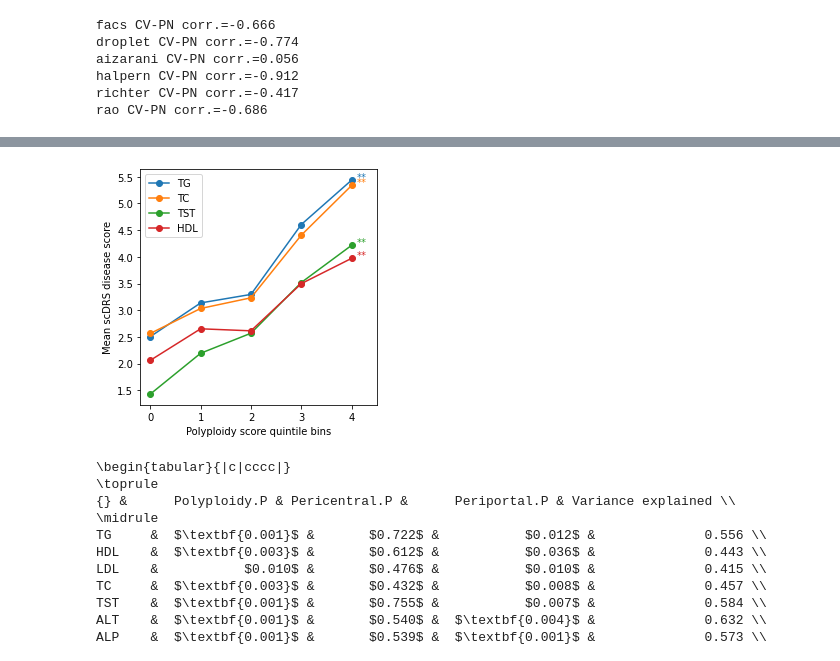
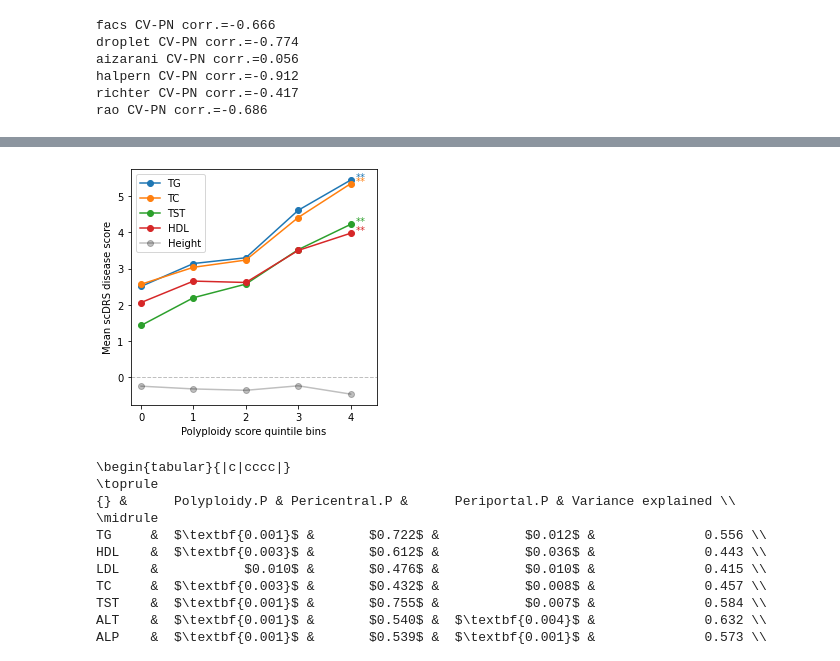
Before and after one commit to martinjzhang/scDRS, a Jupyter notebook: experiments/job.case_hepatocyte/s3_analysis_hep.ipynb, the cells around one changed output, grey strips where cells are left out. Saved outputs shown, nothing was run; the diff lists cells and outputs as text; code cells hidden in the pictures.

```diff
--- a/experiments/job.case_hepatocyte/s3_analysis_hep.ipynb
+++ b/experiments/job.case_hepatocyte/s3_analysis_hep.ipynb
@@ -461,7 +461,7 @@ df_plot = df_plot.join(dic_score[ds][['%s.fdr'%trait, '%s.nlog10_pval'%trait, '%
 df_plot.sort_values('%s.fdr'%trait, ascending=False, inplace=True)
 
 # Figure
-plt.figure(figsize=[8.5,4])
+plt.figure(figsize=[8,4])
 ax = plt.subplot(1,1,1)
 ax.axis('off')
 
@@ -480,7 +480,7 @@ for cluster in dic_config:
                     (temp_df['UMAP2']>ymin) & (temp_df['UMAP2']<ymax)
     plt.scatter(temp_df.loc[ind_select, 'UMAP1'][:2], temp_df.loc[ind_select, 'UMAP2'][:2],
                 s=16, color=dic_config[cluster][0],
-                label=dic_config[cluster][1].replace('@a', '(%d/%d assoc.)'%(n_sig,n_tot)),
+                label=dic_config[cluster][1].replace('@a', '(%d/%d)'%(n_sig,n_tot)),
                 zorder=0)
     plt.scatter(temp_df.loc[ind_select, 'UMAP1'], temp_df.loc[ind_select, 'UMAP2'],
                 s=120, color=dic_config[cluster][0], zorder=1)
@@ -499,8 +499,8 @@ vmin = np.quantile(df_plot.loc[ind_select_sig, '%s.norm_score'%trait], 0.01) - 0
 plt.scatter(df_plot.loc[ind_select_sig, 'UMAP1'], df_plot.loc[ind_select_sig, 'UMAP2'],
             c=df_plot.loc[ind_select_sig, '%s.norm_score'%trait],
             cmap='Reds', s=16, vmax=vmax, vmin=vmin, alpha=0.8, zorder=10)
-plt.colorbar(shrink=0.5)
-plt.legend(bbox_to_anchor=(1.25, 1), loc='upper left')
+plt.colorbar(shrink=0.5, label='disease score')
+plt.legend(bbox_to_anchor=(1.25, 1), loc='upper left', title='Putative identity of associated cells')
 plt.title('scDRS %s score (TMS FACS hepatocytes)'%DF_TRAIT_INFO.loc[trait, 'Code'])
 plt.tight_layout()
 plt.savefig(FIG_PATH+'/sctrs_assoc.annot_%s_umap.svg'%DF_TRAIT_INFO.loc[trait, 'Code'])
@@ -769,41 +767,45 @@ rao reg_joint_cluster const,leidenreg_8,leidenreg_7,leidenreg_2,leidenreg_12,lei
 trait_list = ['UKB_460K.biochemistry_Testosterone_Male',
               'UKB_460K.biochemistry_Triglycerides',
               'UKB_460K.biochemistry_HDLcholesterol',
-              'UKB_460K.biochemistry_Cholesterol']
+              'UKB_460K.biochemistry_Cholesterol',
+              'UKB_460K.body_HEIGHTz'
+             ]
 df_plot = dic_cov['facs'][['ploidy']].copy()
 df_plot = df_plot.join(dic_score['facs'][['%s.norm_score'%x for x in trait_list]])
 df_plot['bin'] = pd.qcut(df_plot['ploidy'], q=5, labels=False)
 
 # Reorder traits
 cell_list = df_plot.index[df_plot['ploidy']>np.quantile(df_plot['ploidy'], 0.8)]
 temp_df = pd.DataFrame(index=trait_list,
                        data={'score': [dic_score['facs'].loc[cell_list, '%s.norm_score'%x].mean()
                                        for x in trait_list]})
 temp_df.sort_values(by='score', ascending=False, inplace=True)
 trait_list = list(temp_df.index)
 
 i_color = 0
 y_text = 8
 plt.figure(figsize=[4.1,4])
 for i_trait,trait in enumerate(trait_list):
-
+    alpha_=0.25 if trait=='UKB_460K.body_HEIGHTz' else 1
+    color_='k' if trait=='UKB_460K.body_HEIGHTz' else 'C%d'%i_color
     temp_df = df_plot.groupby('bin').agg({'%s.norm_score'%trait: np.mean})
     temp_df.columns = ['mean']
     plt.plot(temp_df.index, temp_df['mean'], 'o-', label=DF_TRAIT_INFO.loc[trait, 'Code'],
-             color='C%d'%i_color)
+             color=color_, alpha=alpha_)
     y_text = min(y_text-0.1, temp_df['mean'][4])
     plt.text(4.1, y_text, dic_stats['facs.reg_joint'].loc[trait,'P_STR.ploidy'], color='C%d'%i_color)
     i_color += 1
 
+plt.axhline(y=0, ls="--", color="k", lw=1, alpha=0.25)
 plt.xlim([-0.2,4.5])
 plt.legend()
 plt.xlabel('Polyploidy score quintile bins')
 plt.ylabel('Mean scDRS disease score')
 plt.tight_layout()
 plt.savefig(FIG_PATH+'/hepreg.ploidy.facs.svg')
 plt.show()
 # %% [output]
-[figure, old version]
+[figure, new version]
 # %%
 # Supp. Table for the TMS FACS results
 reg_name = 'reg_joint'
```
Also changed, not shown: parts of 8 cells of this notebook, 6 other files.
